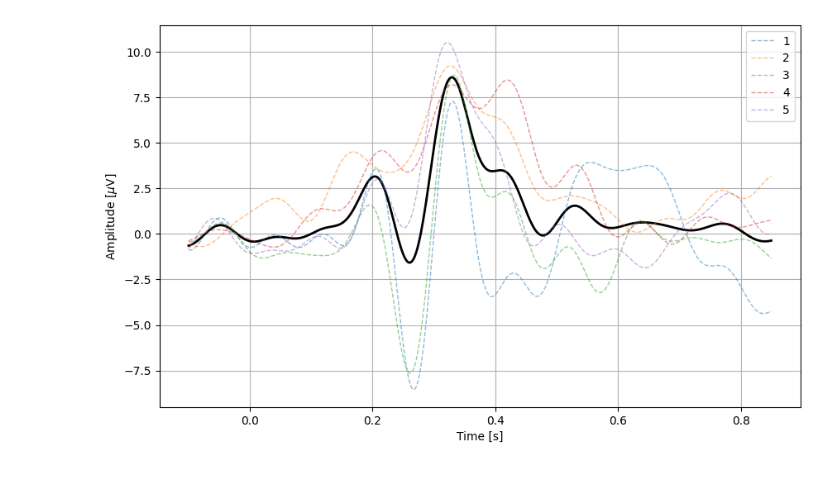
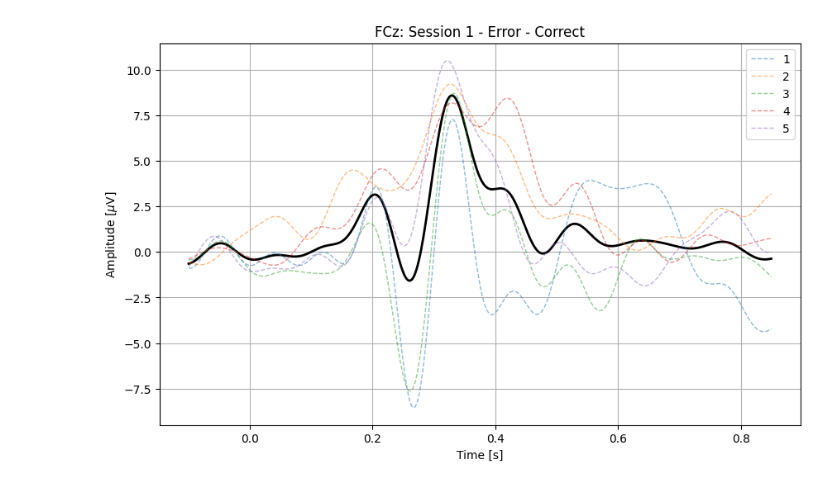
Before and after one commit to dimitarcodes/errp, a Jupyter notebook: 2010_chavarriaga_err-corr.ipynb, the cells around one changed output. Drawn from its saved outputs; the diff is of its cells as text; code cells hidden in the pictures.

Commit message:
more informative plots

```diff
--- a/2010_chavarriaga_err-corr.ipynb
+++ b/2010_chavarriaga_err-corr.ipynb
@@ -6,6 +6,8 @@ import matplotlib.pyplot as plt
 from utils import *
 
 %matplotlib inline
+
+mne.set_log_level(verbose="ERROR")
 # %%
 FCz_persubject = {}
 FCz_grandaverage = None
@@ -214,14 +93,15 @@ errmincorr.plot_topomap(times=times, show=0)
 # %%
 times = errmincorr.times
 
 plt.figure(figsize=(10,6))
 plt.plot(times, FCz_grandaverage.flatten(), c='k', lw=2)
 for sub, data in FCz_persubject.items():
     plt.plot(times, data.flatten(), ls='--', lw=1, alpha=0.5, label=sub)
 plt.grid()
 plt.ylabel("Amplitude [$\mu$V]")
 plt.xlabel("Time [s]")
+plt.title("FCz: Session 1 - Error - Correct")
 plt.legend()
 plt.show()
 # %% [output]
-[figure, old version]
+[figure, new version]
```
Also changed, not shown: parts of 2 cells of this notebook.
